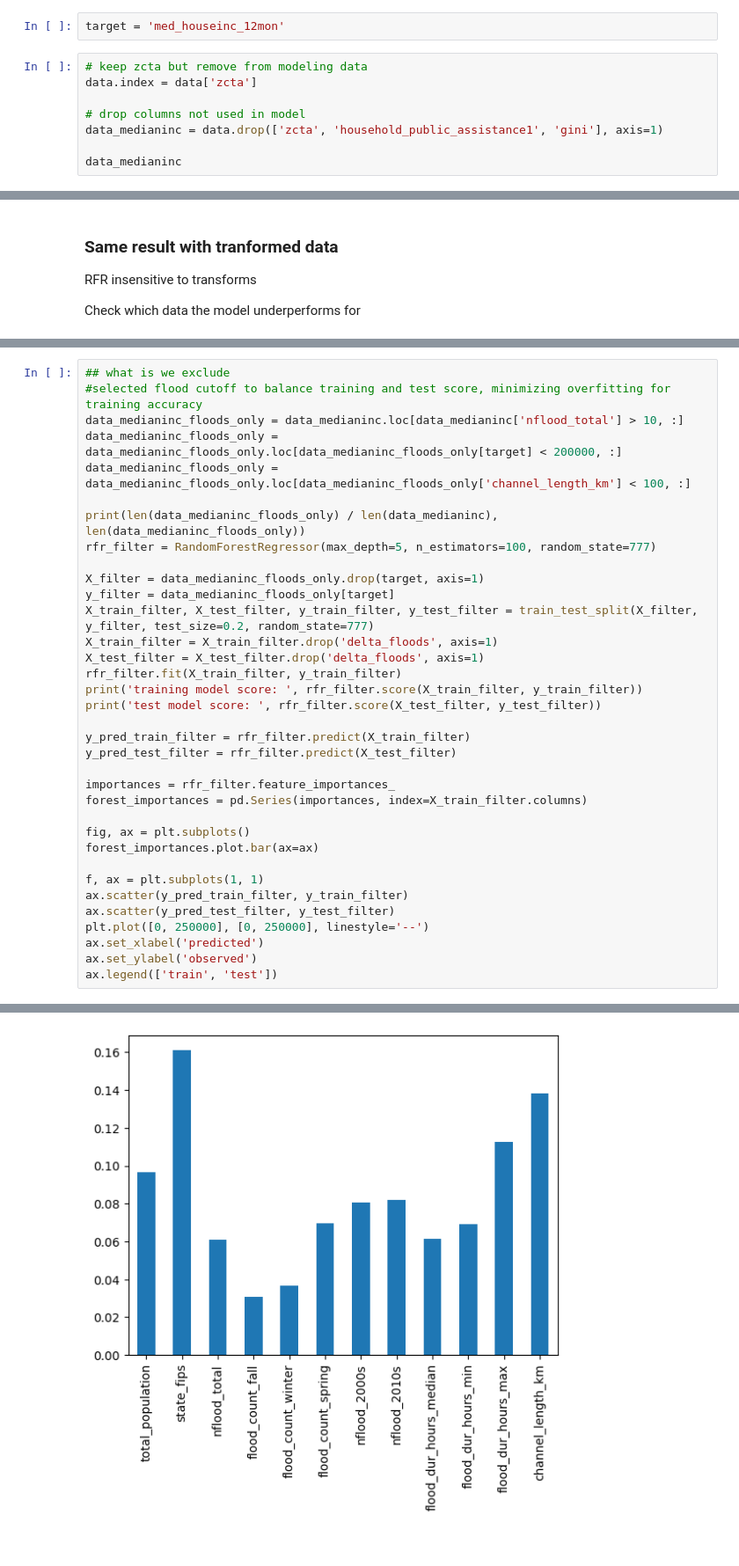
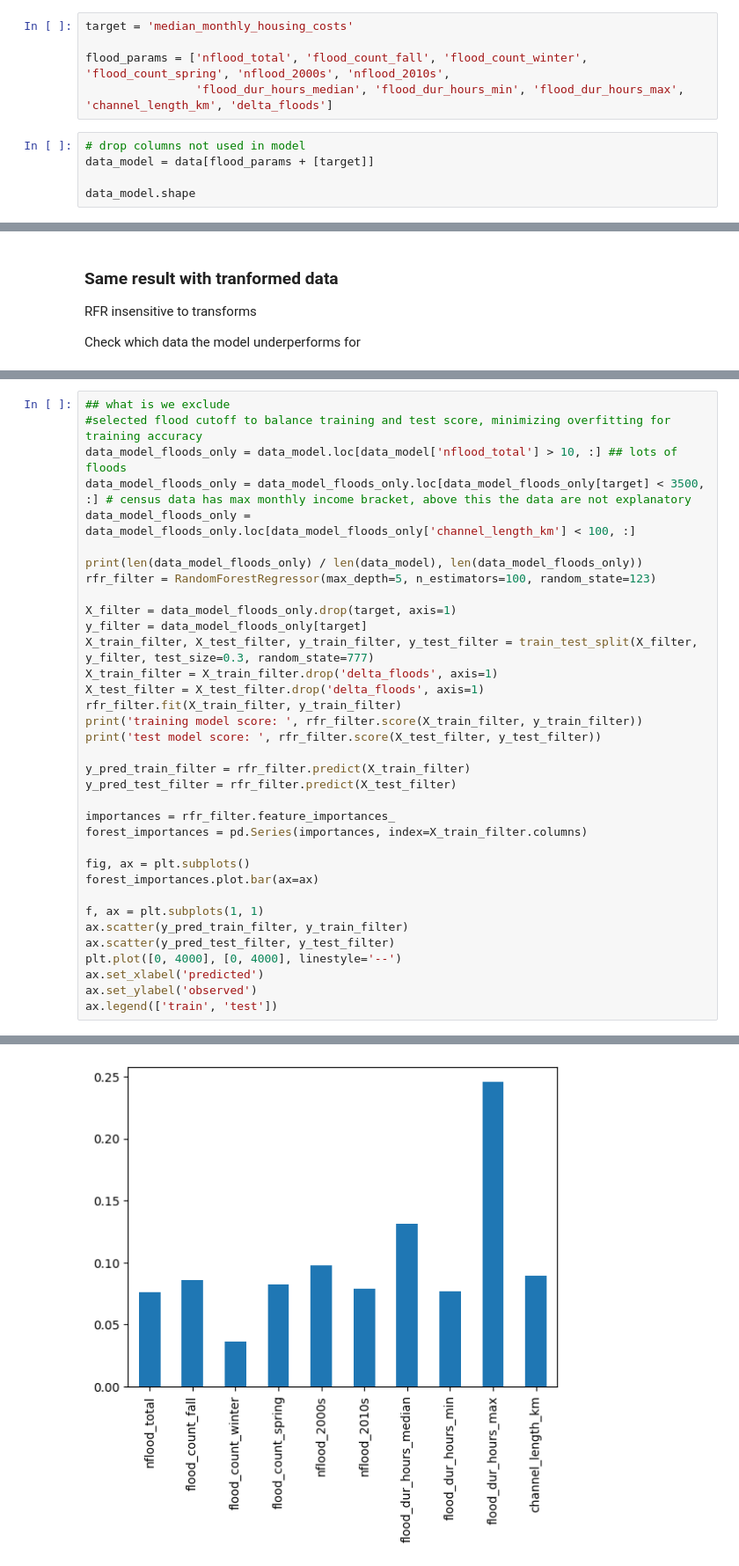
Before and after one commit to kpretz/Social-Economics-of-Flood-Ocurrence, a Jupyter notebook: 03_FeatureEngineering_Modeling_RFR.ipynb, the cells around one changed output, grey strips where cells are left out. Shown at 88% size. Saved outputs shown, nothing was run; the diff lists cells and outputs as text.

```diff
--- a/03_FeatureEngineering_Modeling_RFR.ipynb
+++ b/03_FeatureEngineering_Modeling_RFR.ipynb
@@ -39,12 +38,12 @@ delta_floods                    0
 dtype: int64
 # %%
-target = 'med_houseinc_12mon'
+target = 'median_monthly_housing_costs'
+
+flood_params = ['nflood_total', 'flood_count_fall', 'flood_count_winter', 'flood_count_spring', 'nflood_2000s', 'nflood_2010s',
+                'flood_dur_hours_median', 'flood_dur_hours_min', 'flood_dur_hours_max', 'channel_length_km', 'delta_floods']
 # %%
-# keep zcta but remove from modeling data
-data.index = data['zcta']
+# drop columns not used in model
+data_model = data[flood_params + [target]]
 
-# drop columns not used in model
-data_medianinc = data.drop(['zcta', 'household_public_assistance1', 'gini'], axis=1)
-
-data_medianinc
+data_model.shape
 # %% [output]
@@ -226,16 +211,16 @@ sns.jointplot(data=data_medianinc, x='channel_length_km', y=target, kind='reg')
 # %%
 ## what is we exclude
 #selected flood cutoff to balance training and test score, minimizing overfitting for training accuracy
-data_medianinc_floods_only = data_medianinc.loc[data_medianinc['nflood_total'] > 10, :]
-data_medianinc_floods_only = data_medianinc_floods_only.loc[data_medianinc_floods_only[target] < 200000, :]
-data_medianinc_floods_only = data_medianinc_floods_only.loc[data_medianinc_floods_only['channel_length_km'] < 100, :]
+data_model_floods_only = data_model.loc[data_model['nflood_total'] > 10, :] ## lots of floods
+data_model_floods_only = data_model_floods_only.loc[data_model_floods_only[target] < 3500, :] # census data has max monthly income bracket, above this the data are not explanatory
+data_model_floods_only = data_model_floods_only.loc[data_model_floods_only['channel_length_km'] < 100, :]
 
-print(len(data_medianinc_floods_only) / len(data_medianinc), len(data_medianinc_floods_only))
-rfr_filter = RandomForestRegressor(max_depth=5, n_estimators=100, random_state=777)
+print(len(data_model_floods_only) / len(data_model), len(data_model_floods_only))
+rfr_filter = RandomForestRegressor(max_depth=5, n_estimators=100, random_state=123)
 
-X_filter = data_medianinc_floods_only.drop(target, axis=1)
-y_filter = data_medianinc_floods_only[target]
-X_train_filter, X_test_filter, y_train_filter, y_test_filter = train_test_split(X_filter, y_filter, test_size=0.2, random_state=777)
+X_filter = data_model_floods_only.drop(target, axis=1)
+y_filter = data_model_floods_only[target]
+X_train_filter, X_test_filter, y_train_filter, y_test_filter = train_test_split(X_filter, y_filter, test_size=0.3, random_state=777)
 X_train_filter = X_train_filter.drop('delta_floods', axis=1)
 X_test_filter = X_test_filter.drop('delta_floods', axis=1)
 rfr_filter.fit(X_train_filter, y_train_filter)
@@ -254,7 +239,7 @@ forest_importances.plot.bar(ax=ax)
 f, ax = plt.subplots(1, 1)
 ax.scatter(y_pred_train_filter, y_train_filter)
 ax.scatter(y_pred_test_filter, y_test_filter)
-plt.plot([0, 250000], [0, 250000], linestyle='--')
+plt.plot([0, 4000], [0, 4000], linestyle='--')
 ax.set_xlabel('predicted')
 ax.set_ylabel('observed')
 ax.legend(['train', 'test'])
@@ -265,2 +250,2 @@ test model score:  0.14048905130796796
 <matplotlib.legend.Legend at 0x...>
-[figure, old version]
+[figure, new version]
```
Also changed, not shown: parts of 20 cells of this notebook.
